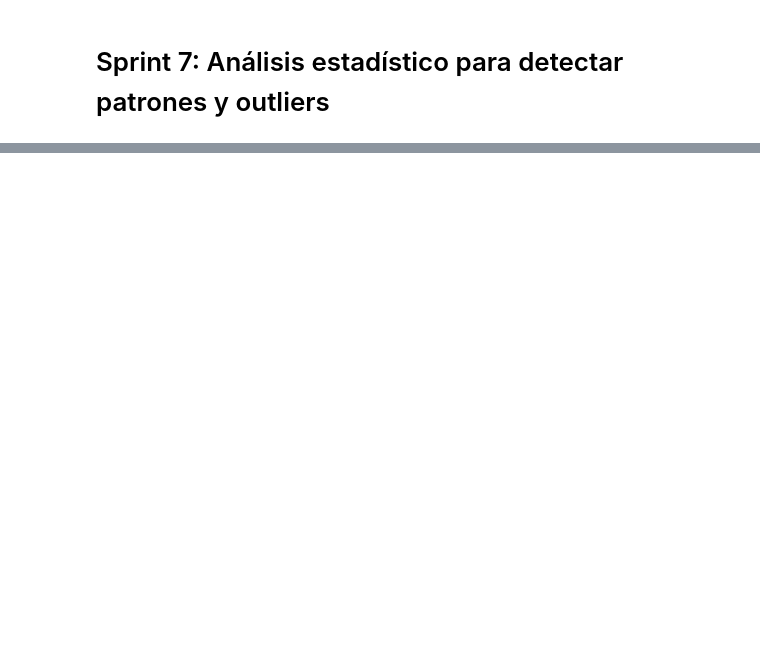
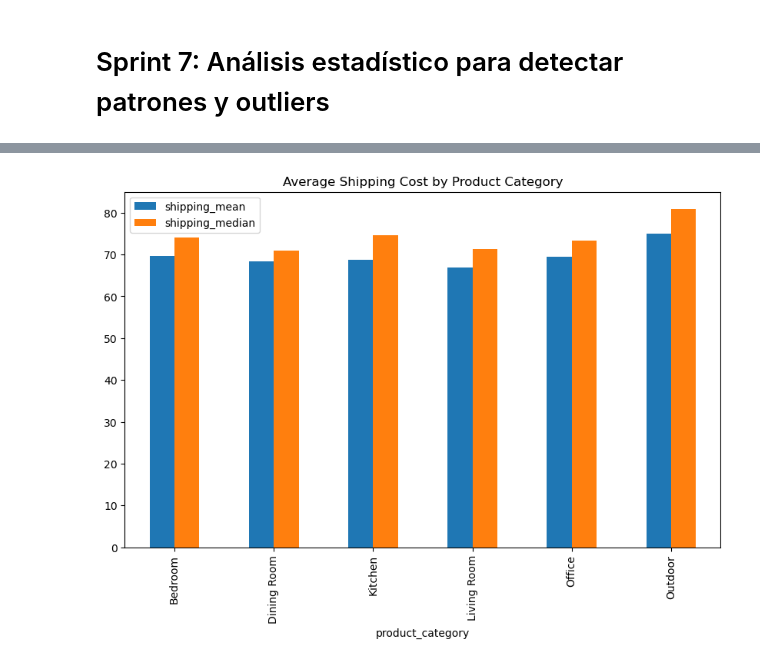
Before and after one commit to gbuvoli/DA_T8, a Jupyter notebook: Sprint7_semana1.ipynb, the cells around one changed output, grey strips where cells are left out. Drawn from its saved outputs; the diff is of its cells as text; code cells hidden in the pictures; blank space fills up the shorter version.

```diff
--- a/Sprint7_semana1.ipynb
+++ b/Sprint7_semana1.ipynb
@@ -476,0 +501,9 @@ pd.read_sql(query, conn)
+# %%
+#Nuevo grafico por product_category tras la imputacion
+df.groupby('product_category').agg(
+    shipping_mean=('shipping_cost', 'mean'),
+    shipping_median=('shipping_cost', 'median')).plot(kind='bar', figsize=(10,6))
+plt.title('Average Shipping Cost by Product Category')
+plt.show()
+# %% [output]
+[figure, added]
```
Also changed, not shown: parts of 96 cells of this notebook, 2 other files.
